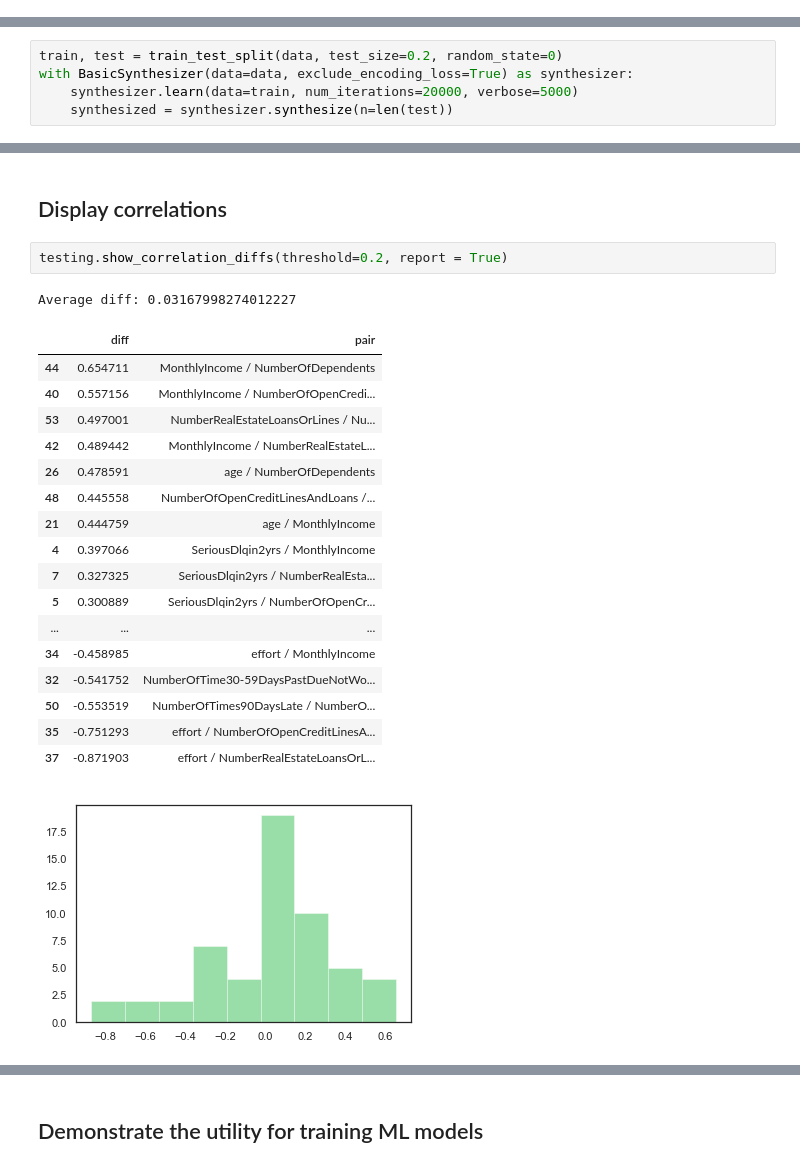
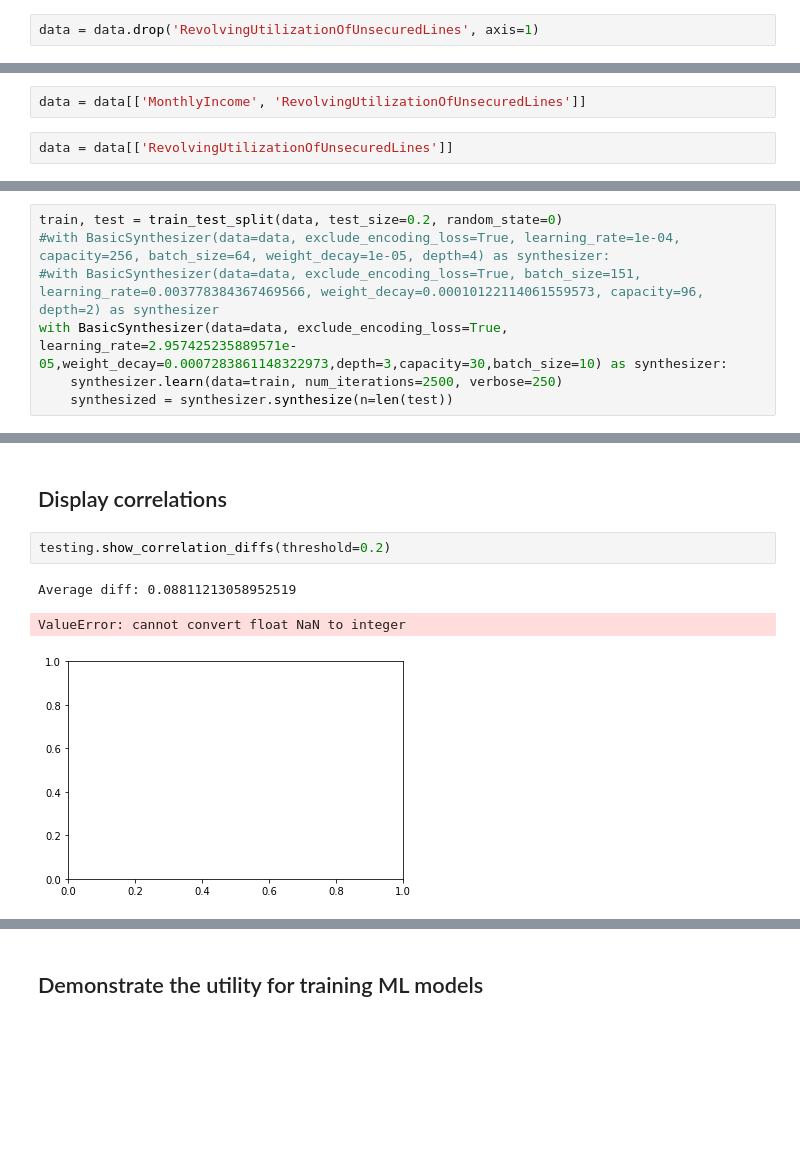
Before and after one commit to synthesized-io/insight, a Jupyter notebook: examples/master_notebook.ipynb, the cells around one changed output, grey strips where cells are left out. Cells and saved outputs as stored; diff of their text form; blank space fills up the shorter version.

```diff
--- a/examples/master_notebook.ipynb
+++ b/examples/master_notebook.ipynb
@@ -81,0 +89,2 @@ Expires at: 2018-12-31 00:00:00
+# %%
+data = data.drop('RevolvingUtilizationOfUnsecuredLines', axis=1)
@@ -82,9 +95,15 @@ Expires at: 2018-12-31 00:00:00
+# %%
+data = data[['MonthlyIncome', 'RevolvingUtilizationOfUnsecuredLines']]
+# %%
+data = data[['RevolvingUtilizationOfUnsecuredLines']]
 # %% [markdown]
 The engine has its default settings which are usually configured during software  deployment.
 # %%
 train, test = train_test_split(data, test_size=0.2, random_state=0)
-with BasicSynthesizer(data=data, exclude_encoding_loss=True) as synthesizer:
-    synthesizer.learn(data=train, num_iterations=20000, verbose=5000)
+#with BasicSynthesizer(data=data, exclude_encoding_loss=True, learning_rate=1e-04, capacity=256, batch_size=64, weight_decay=1e-05, depth=4) as synthesizer:
+#with BasicSynthesizer(data=data, exclude_encoding_loss=True, batch_size=151, learning_rate=0.003778384367469566, weight_decay=0.00010122114061559573, capacity=96, depth=2) as synthesizer
+with BasicSynthesizer(data=data, exclude_encoding_loss=True, learning_rate=2.957425235889571e-05,weight_decay=0.0007283861148322973,depth=3,capacity=30,batch_size=10) as synthesizer:
+    synthesizer.learn(data=train, num_iterations=2500, verbose=250)
     synthesized = synthesizer.synthesize(n=len(test))
 # %% [output]
 value types:
@@ -151,27 +197,11 @@ testing.show_distributions()
 # %% [markdown]
 ## Display correlations
 # %%
-testing.show_correlation_diffs(threshold=0.2, report = True)
+testing.show_correlation_diffs(threshold=0.2)
 # %% [output]
-Average diff: 0.03167998274012227
+Average diff: 0.08811213058952519
-|  | diff | pair |
-| 44 | 0.654711 | MonthlyIncome / NumberOfDependents |
-| 40 | 0.557156 | MonthlyIncome / NumberOfOpenCredi... |
-| 53 | 0.497001 | NumberRealEstateLoansOrLines / Nu... |
-| 42 | 0.489442 | MonthlyIncome / NumberRealEstateL... |
-| 26 | 0.478591 | age / NumberOfDependents |
-| 48 | 0.445558 | NumberOfOpenCreditLinesAndLoans /... |
-| 21 | 0.444759 | age / MonthlyIncome |
-| 4 | 0.397066 | SeriousDlqin2yrs / MonthlyIncome |
-| 7 | 0.327325 | SeriousDlqin2yrs / NumberRealEsta... |
-| 5 | 0.300889 | SeriousDlqin2yrs / NumberOfOpenCr... |
-| ... | ... | ... |
-| 34 | -0.458985 | effort / MonthlyIncome |
-| 32 | -0.541752 | NumberOfTime30-59DaysPastDueNotWo... |
-| 50 | -0.553519 | NumberOfTimes90DaysLate / NumberO... |
-| 35 | -0.751293 | effort / NumberOfOpenCreditLinesA... |
-| 37 | -0.871903 | effort / NumberRealEstateLoansOrL... |
+ValueError: cannot convert float NaN to integer
-[figure, old version]
+[figure, new version]
 # %%
 testing.show_corr_matrices()
 # %% [output]
```
Also changed, not shown: parts of 21 cells of this notebook, 8 other files.
